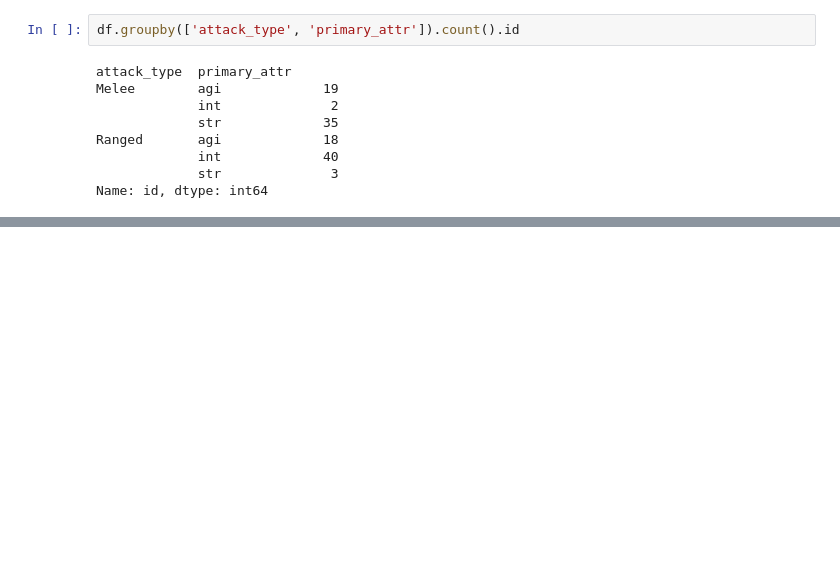
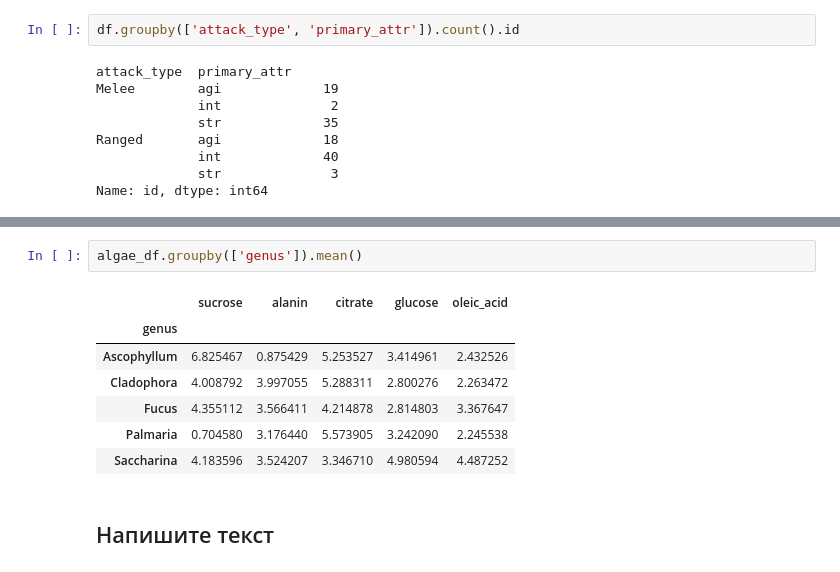
Before and after one commit to sschekotikhin/machine-learning, a Jupyter notebook: Stepik/DataScience/1_6.ipynb, the cells around one changed output, grey strips where cells are left out. Saved outputs shown, nothing was run; the diff lists cells and outputs as text; blank space fills up the shorter version.

```diff
--- a/Stepik/DataScience/1_6.ipynb
+++ b/Stepik/DataScience/1_6.ipynb
@@ -201,0 +219,12 @@ Name: id, dtype: int64
+# %%
+algae_df.groupby(['genus']).mean()
+# %% [output]
+|  | sucrose | alanin | citrate | glucose | oleic_acid |
+| genus |  |  |  |  |  |
+| Ascophyllum | 6.825467 | 0.875429 | 5.253527 | 3.414961 | 2.432526 |
+| Cladophora | 4.008792 | 3.997055 | 5.288311 | 2.800276 | 2.263472 |
+| Fucus | 4.355112 | 3.566411 | 4.214878 | 2.814803 | 3.367647 |
+| Palmaria | 0.704580 | 3.176440 | 5.573905 | 3.242090 | 2.245538 |
+| Saccharina | 4.183596 | 3.524207 | 3.346710 | 4.980594 | 4.487252 |
+# %% [markdown]
+## Напишите текст
```
Also changed, not shown: parts of 7 cells of this notebook, 10 other files.
